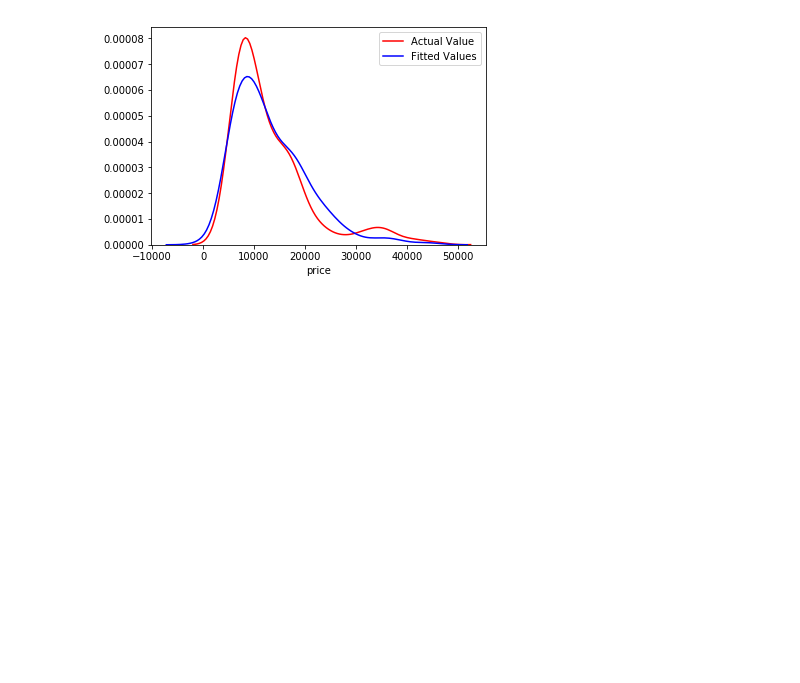
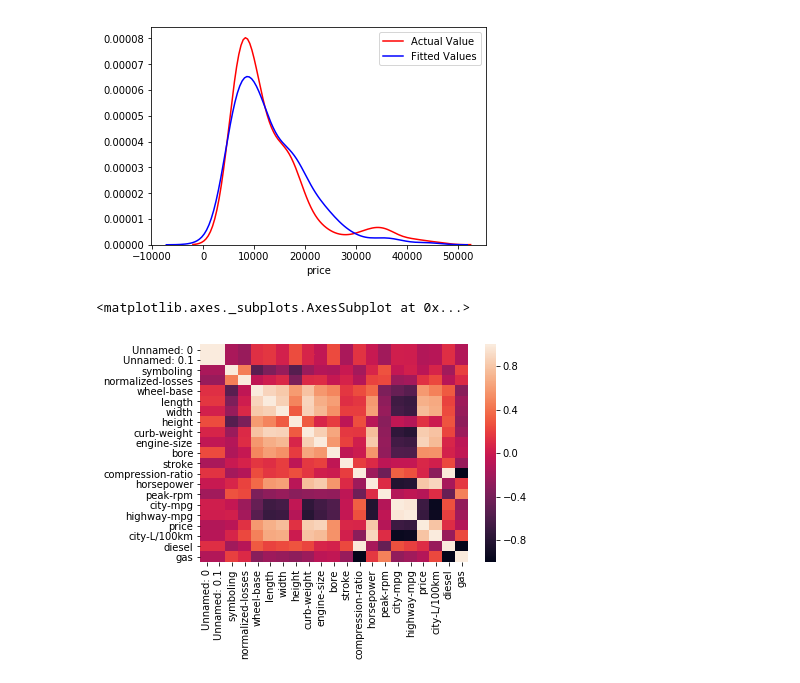
Before and after one commit to eusebiocastaneda/LinearRegression, a Jupyter notebook: MultiLinearRegression.ipynb, the cells around one changed output. Cells and saved outputs as stored; diff of their text form; code cells hidden in the pictures; blank space fills up the shorter version.

```diff
--- a/MultiLinearRegression.ipynb
+++ b/MultiLinearRegression.ipynb
@@ -48,3 +48,8 @@ sns.distplot(yHat, hist= False, color = 'b', label = 'Fitted Values', ax = ax1)
 plt.show()
 # %% [output]
 [figure]
+# %%
+sns.heatmap(df.corr())
+# %% [output]
+<matplotlib.axes._subplots.AxesSubplot at 0x...>
+[figure, added]
```
